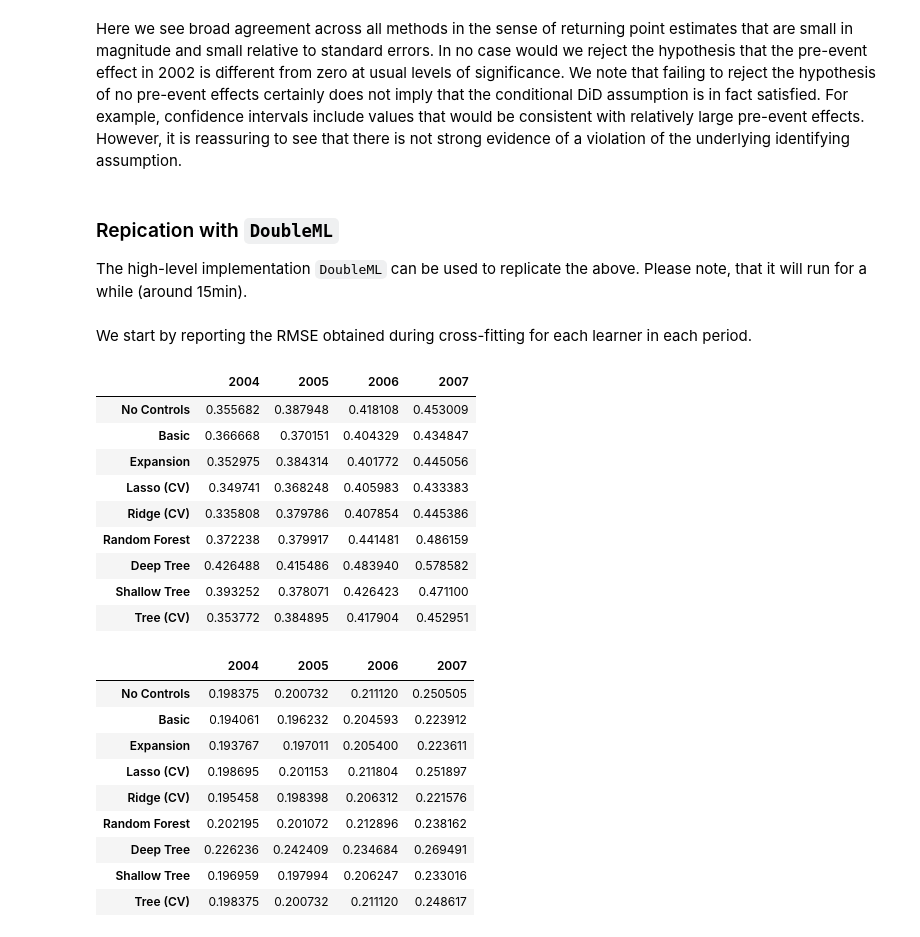
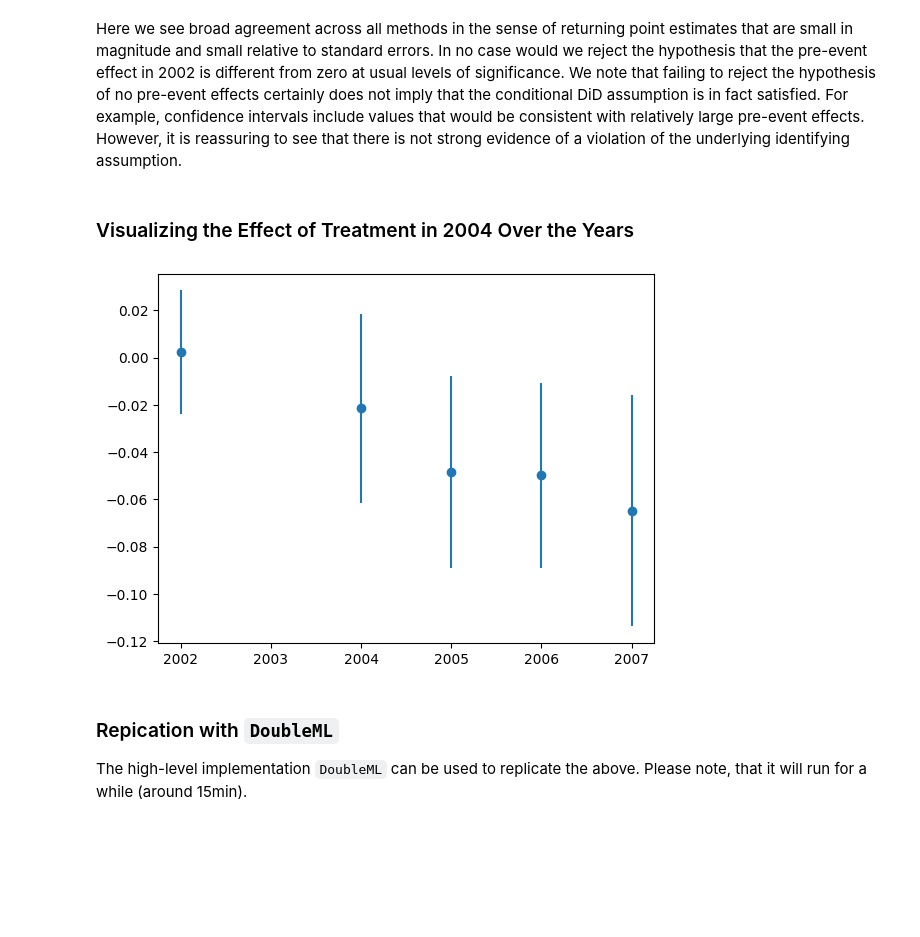
Before and after one commit to CausalAIBook/MetricsMLNotebooks, a Jupyter notebook: T/T-3 Diff-in-Diff Minimum Wage Example.ipynb, the cells around one changed output. Saved outputs shown, nothing was run; the diff lists cells and outputs as text; code cells hidden in the pictures; blank space fills up the shorter version.

```diff
--- a/T/T-3 Diff-in-Diff Minimum Wage Example.ipynb
+++ b/T/T-3 Diff-in-Diff Minimum Wage Example.ipynb
@@ -98,17 +158,3 @@ We implement a helper for fitting the constant value model.
-# %%
-class DummyClassifier(object):
-    def __init__(self, strategy=None):
-        self._estimator_type = "classifier"
-        pass
-    def get_params(self, deep=True):
-        return dict()
-    def set_params(self):
-        pass
-    def fit(self, X, y):
-        self.classes_ = np.unique(y)
-        self.prediction = np.mean(y)
-    def predict_proba(self, X):
-        return np.ones((X.shape[0],2)) * self.prediction
 # %% [markdown]
 The following code block implements the DML estimator with cross-fitting
 # %%
@@ -329,0 +337,8 @@ table2
+# %%
+table2 = pd.concat({'att': pd.DataFrame(att),
+                    'se': pd.DataFrame(se_att),
+                    'RMSE dy': pd.DataFrame(RMSE_y),
+                    'RMSE D': pd.DataFrame(RMSE_d)}, axis=1)
+table2 = table2.swaplevel(0, 1, axis=1)
+table2 = table2.sort_index(axis=1)
+table2
@@ -476,0 +366,2 @@ tableP
+# %%
+att, se_att, RMSE_y, RMSE_d = MinWageDiD([2002])
@@ -476,0 +376,8 @@ tableP
+# %%
+table2002 = pd.concat({'att': pd.DataFrame(att),
+                    'se': pd.DataFrame(se_att),
+                    'RMSE dy': pd.DataFrame(RMSE_y),
+                    'RMSE D': pd.DataFrame(RMSE_d)}, axis=1)
+table2002 = table2002.swaplevel(0, 1, axis=1)
+table2002 = table2002.sort_index(axis=1)
+table2002
@@ -477,5 +395,17 @@ tableP
 # %% [markdown]
 Here we see broad agreement across all methods in the sense of returning point estimates that are small in magnitude and small relative to standard errors. In no case would we reject the hypothesis that the pre-event effect in 2002 is different from zero at usual levels of significance. We note that failing to reject the hypothesis of no pre-event effects certainly does not imply that the conditional DiD assumption is in fact satisfied. For example, confidence intervals include values that would be consistent with relatively large pre-event effects. However, it is reassuring to see that there is not strong evidence of a violation of the underlying identifying assumption.
+# %% [markdown]
+### Visualizing the Effect of Treatment in 2004 Over the Years
+# %%
+import matplotlib.pyplot as plt
+import seaborn as sns
+table_all = pd.concat([table2002, table2], axis=1)
+years = [2002, 2004, 2005, 2006, 2007]
+plt.errorbar(years, np.array([table_all[year]['att'].loc['Stack'] for year in years]),
+             yerr=1.96*np.array([table_all[year]['se'].loc['Stack'] for year in years]), fmt='o')
+plt.show()
+# %% [output]
+[figure, added]
 # %% [markdown]
 ### Repication with `DoubleML`
 The high-level implementation `DoubleML` can be used to replicate the above. Please note, that it will run for a while (around 15min).
@@ -579,36 +411,0 @@ for year in range(4):
-# %% [markdown]
-We start by reporting the RMSE obtained during cross-fitting for each learner in each period.
-# %%
-table1y = pd.DataFrame(RMSE_y[:,0:9].T, columns = ["2004","2005","2006","2007"],
-                       index = ["No Controls", "Basic", "Expansion", "Lasso (CV)", "Ridge (CV)",
-                                "Random Forest","Deep Tree", "Shallow Tree", "Tree (CV)"])
-
-table1y
-# %% [output]
-|  | 2004 | 2005 | 2006 | 2007 |
-| No Controls | 0.355682 | 0.387948 | 0.418108 | 0.453009 |
-| Basic | 0.366668 | 0.370151 | 0.404329 | 0.434847 |
-| Expansion | 0.352975 | 0.384314 | 0.401772 | 0.445056 |
-| Lasso (CV) | 0.349741 | 0.368248 | 0.405983 | 0.433383 |
-| Ridge (CV) | 0.335808 | 0.379786 | 0.407854 | 0.445386 |
-| Random Forest | 0.372238 | 0.379917 | 0.441481 | 0.486159 |
-| Deep Tree | 0.426488 | 0.415486 | 0.483940 | 0.578582 |
-| Shallow Tree | 0.393252 | 0.378071 | 0.426423 | 0.471100 |
-| Tree (CV) | 0.353772 | 0.384895 | 0.417904 | 0.452951 |
-# %%
-table1d = pd.DataFrame(RMSE_d[:,0:9].T, columns = ["2004","2005","2006","2007"],
-                       index = ["No Controls", "Basic", "Expansion", "Lasso (CV)", "Ridge (CV)",
-                                "Random Forest","Deep Tree", "Shallow Tree", "Tree (CV)"])
-
-table1d
-# %% [output]
-|  | 2004 | 2005 | 2006 | 2007 |
-| No Controls | 0.198375 | 0.200732 | 0.211120 | 0.250505 |
-| Basic | 0.194061 | 0.196232 | 0.204593 | 0.223912 |
-| Expansion | 0.193767 | 0.197011 | 0.205400 | 0.223611 |
-| Lasso (CV) | 0.198695 | 0.201153 | 0.211804 | 0.251897 |
-| Ridge (CV) | 0.195458 | 0.198398 | 0.206312 | 0.221576 |
-| Random Forest | 0.202195 | 0.201072 | 0.212896 | 0.238162 |
-| Deep Tree | 0.226236 | 0.242409 | 0.234684 | 0.269491 |
-| Shallow Tree | 0.196959 | 0.197994 | 0.206247 | 0.233016 |
-| Tree (CV) | 0.198375 | 0.200732 | 0.211120 | 0.248617 |
```
Also changed, not shown: parts of 44 cells of this notebook.
